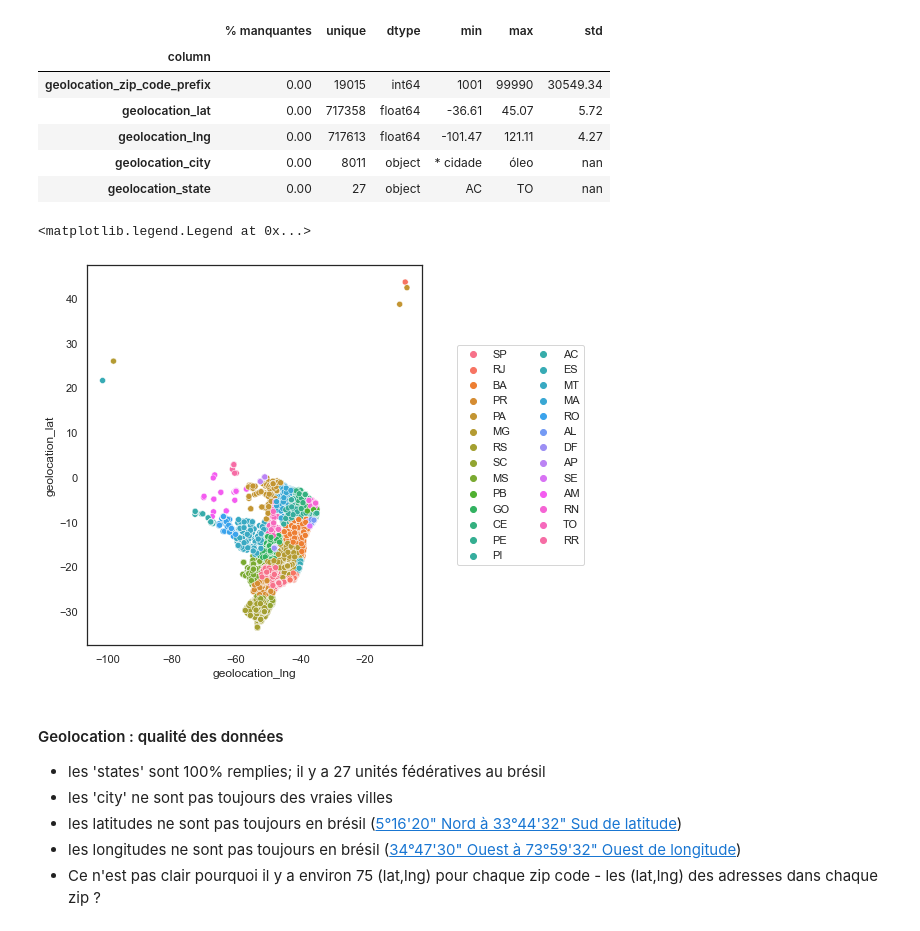
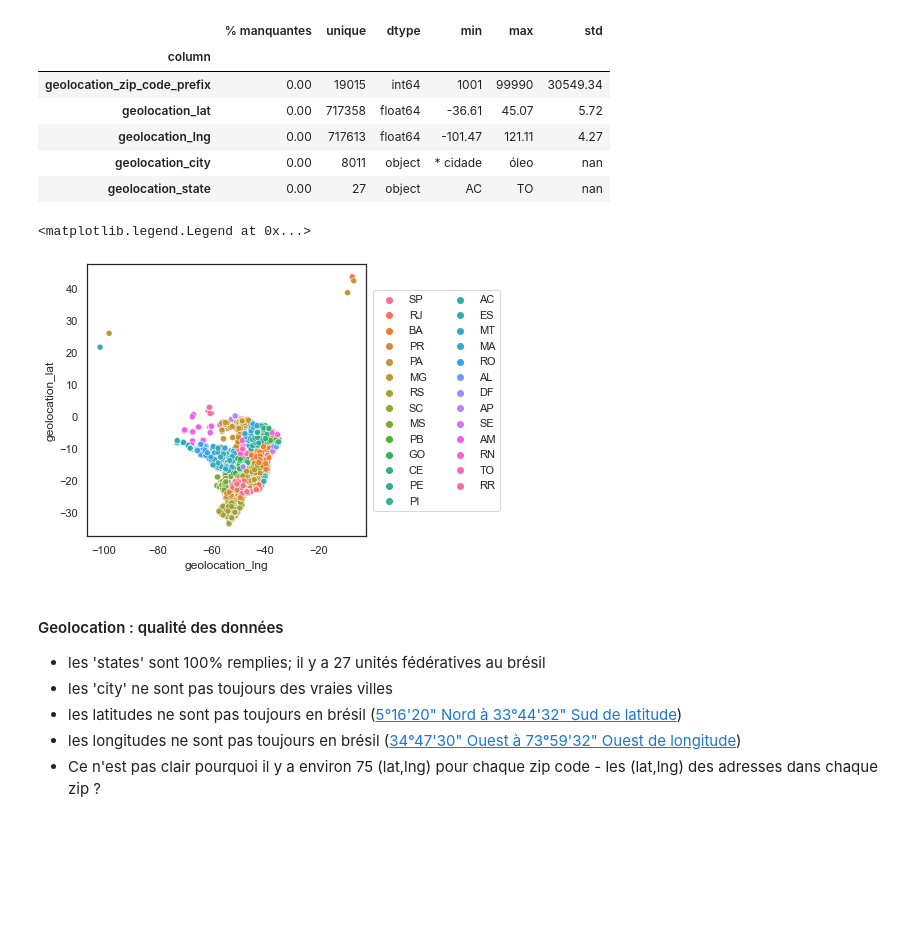
Before and after one commit to mrcreasey/oc-ds-p5-unsupervised-clustering, a Jupyter notebook: P5_01_analyse.ipynb, the cells around one changed output. Cells and saved outputs as stored; diff of their text form; code cells hidden in the pictures; blank space fills up the shorter version.

```diff
--- a/P5_01_analyse.ipynb
+++ b/P5_01_analyse.ipynb
@@ -319,13 +319,13 @@ decrire_dataframe(geolocation)
 | geolocation_city | 0.00 | 8011 | object | * cidade | óleo | nan |
 | geolocation_state | 0.00 | 27 | object | AC | TO | nan |
 # %%
-plt.figure(figsize=(6, 7))
+plt.figure(figsize=(5,5))
 sns.scatterplot(data=geolocation.sample(50000, random_state=0),
                 x='geolocation_lng', y='geolocation_lat', hue='geolocation_state')
 plt.legend(bbox_to_anchor=(1.5, 0.5), loc=5, ncol=2)
 # %% [output]
 <matplotlib.legend.Legend at 0x...>
-[figure, old version]
+[figure, new version]
 # %% [markdown]
 #### Geolocation : qualité des données
 
```
Also changed, not shown: parts of 15 cells of this notebook.
